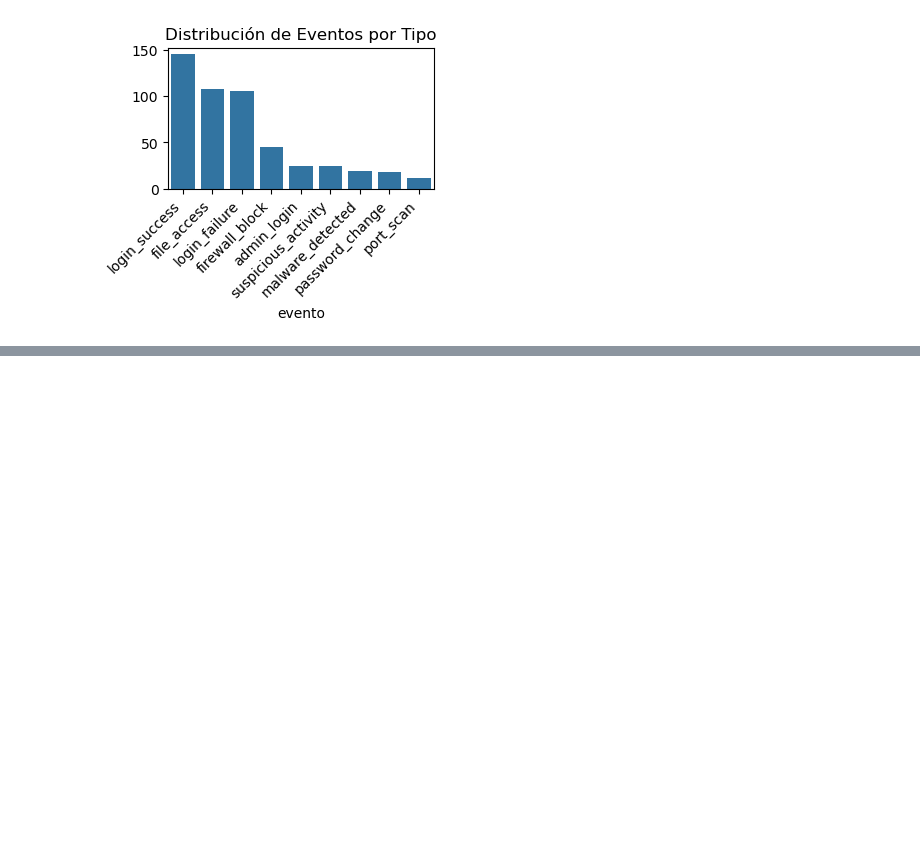
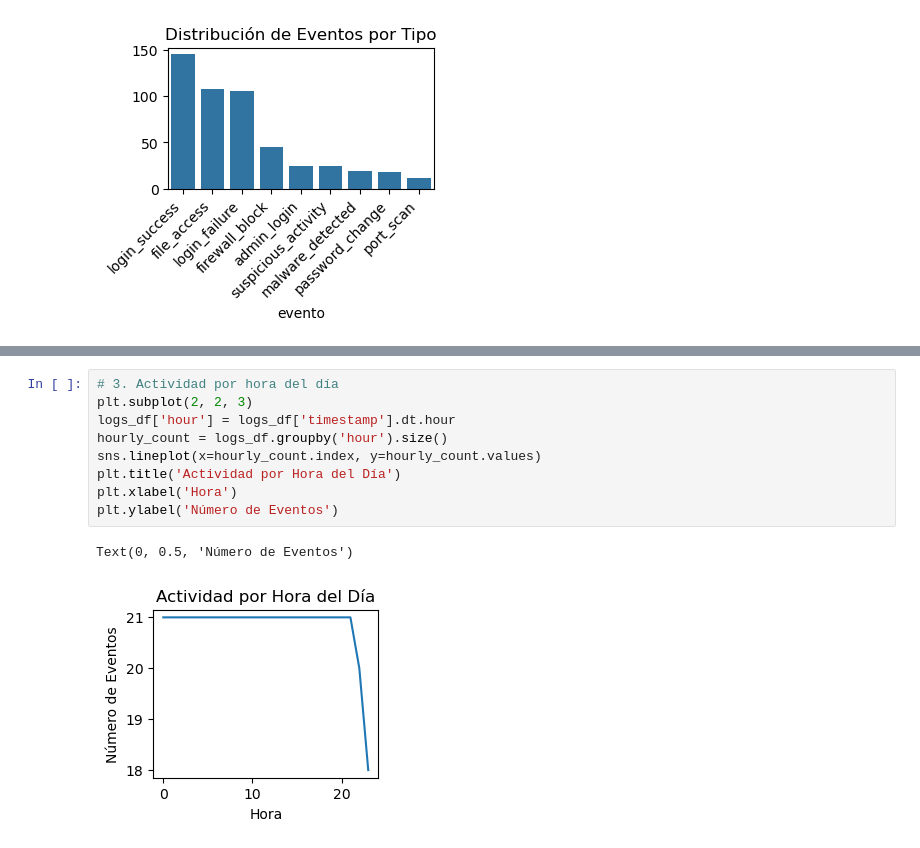
Before and after one commit to Sandriux1/clasefinal0, a Jupyter notebook: ejercicio2.ipynb, the cells around one changed output, grey strips where cells are left out. Drawn from its saved outputs; the diff is of its cells as text; blank space fills up the shorter version.

```diff
--- a/ejercicio2.ipynb
+++ b/ejercicio2.ipynb
@@ -138,0 +77,12 @@ plt.tight_layout()
+# %%
+# 3. Actividad por hora del día
+plt.subplot(2, 2, 3)
+logs_df['hour'] = logs_df['timestamp'].dt.hour
+hourly_count = logs_df.groupby('hour').size()
+sns.lineplot(x=hourly_count.index, y=hourly_count.values)
+plt.title('Actividad por Hora del Día')
+plt.xlabel('Hora')
+plt.ylabel('Número de Eventos')
+# %% [output]
+Text(0, 0.5, 'Número de Eventos')
+[figure, added]
```
Also changed, not shown: parts of 7 cells of this notebook, 4 other files.
